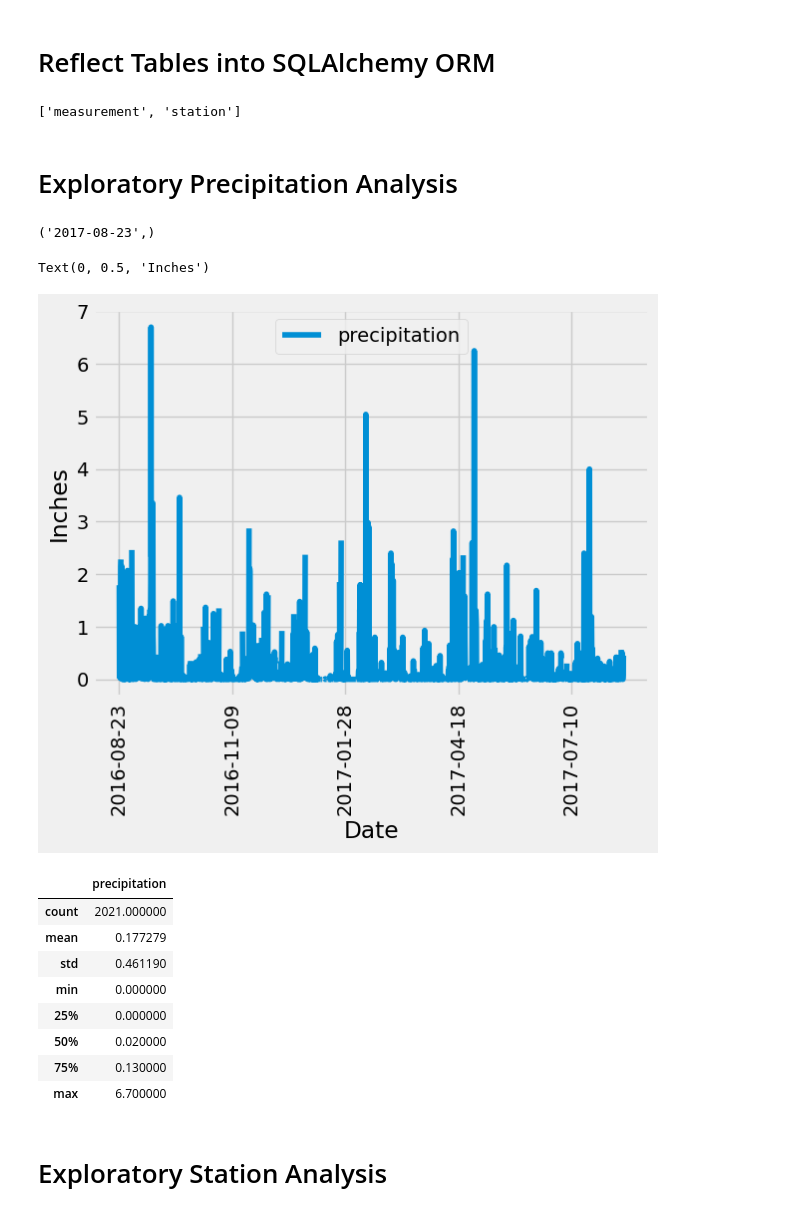
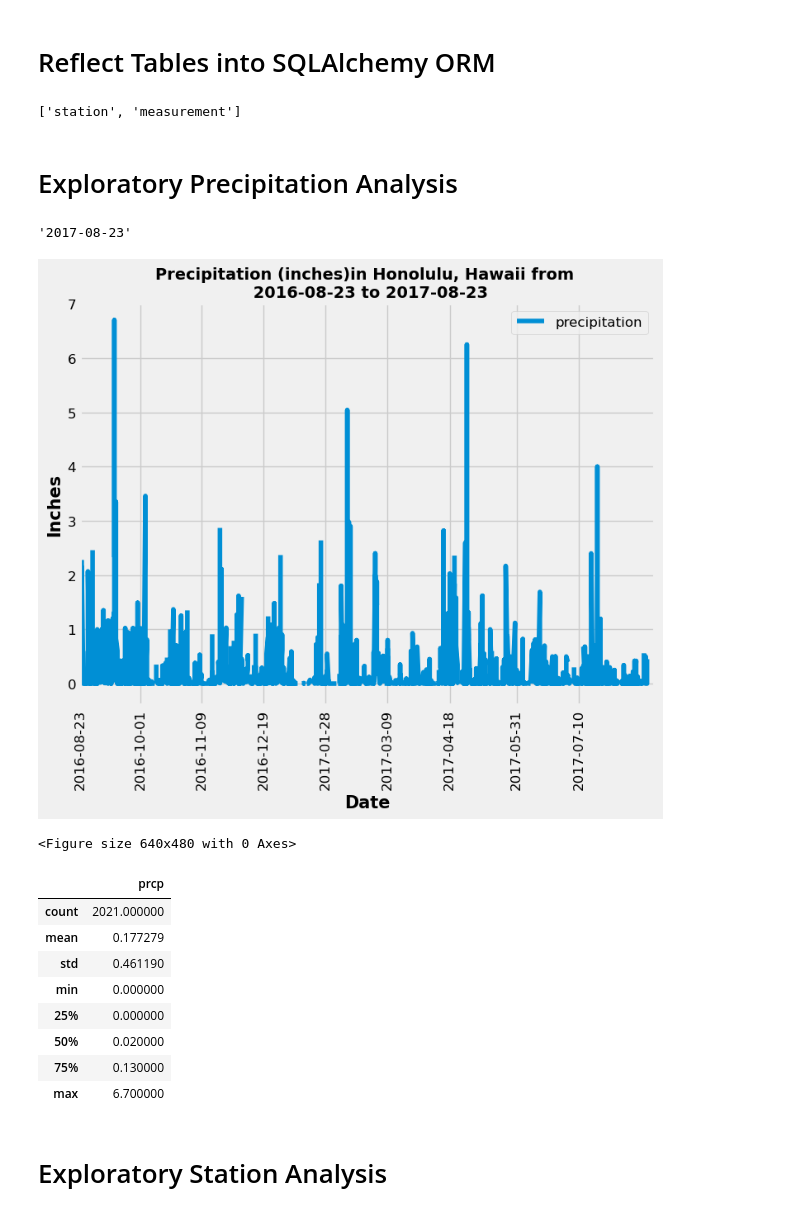
Before and after one commit to w7negreiros/sqlalchemy_challenge_2024, a Jupyter notebook: SurfsUp/climate_starter.ipynb, the cells around one changed output. Drawn from its saved outputs; the diff is of its cells as text; code cells hidden in the pictures.

```diff
--- a/SurfsUp/climate_starter.ipynb
+++ b/SurfsUp/climate_starter.ipynb
@@ -18,48 +24,96 @@ from sqlalchemy import create_engine, func
 # %%
 # create engine to hawaii.sqlite
-engine = create_engine("sqlite:///Resources/hawaii.sqlite")
+engine = create_engine('sqlite:///../Resources/hawaii.sqlite')
+
+inspector = inspect(engine)
 # %%
 # reflect an existing database into a new model
+Base = automap_base()
 
 # reflect the tables
+Base.prepare(engine, reflect=True)
 # %%
 # View all of the classes that automap found
+Base.classes.keys()
 # %% [output]
-['measurement', 'station']
+['station', 'measurement']
 # %%
 # Save references to each table
+Measurement = Base.classes.measurement
+Station = Base.classes.station
 # %%
 # Create our session (link) from Python to the DB
+session = Session(engine)
 # %% [markdown]
 # Exploratory Precipitation Analysis
 # %%
 # Find the most recent date in the data set.
+last_date = session.query(func.max(Measurement.date)).scalar()
+last_date
 # %% [output]
-('2017-08-23',)
+'2017-08-23'
 # %%
 # Design a query to retrieve the last 12 months of precipitation data and plot the results.
 # Starting from the most recent data point in the database.
+inspector.get_table_names()
+columns = inspector.get_columns('measurement')
+
+session.query(Measurement.date, Measurement.prcp).all()
 
 # Calculate the date one year from the last date in data set.
+date_one_yr_ago_dt = dt.datetime.strptime(last_date, '%Y-%m-%d') - dt.timedelta(days=365)
+query_date = date_one_yr_ago_dt.strftime('%Y-%m-%d')
+
+# Perform a query to retrieve the data and precipitation scores
+last_year = session.query(Measurement.date, Measurement.prcp).\
+            filter(Measurement.date >= '2016-08-23').all()
+last_year
+
+# Save the query results as a Pandas DataFrame. Explicitly set the column names
+last_year_df = pd.DataFrame(last_year)
+last_year_df = last_year_df.set_index("date")
+last_year_df.head()
+
+# Sort the dataframe by date
+sorted_df = last_year_df.sort_values(by = "date")
+sorted_df.head()
+
+# Use Pandas Plotting with Matplotlib to plot the data
+# Set plot and plot the chart
+plt.figure(figsize=(8, 6))
+plt.plot(sorted_df.index, sorted_df['prcp'])
+
+# Add legned
+plt.legend(['precipitation'], loc="upper right",fontsize=12)
+# set x location
+xloc = ['2016-08-23', '2016-10-01', '2016-11-09', '2016-12-19', '2017-01-28', '2017-03-09', '2017-04-18','2017-05-31','2017-07-10']
+
+# Assign xticks
+plt.xticks(xloc, rotation='vertical',fontsize=12)
+# Set Labels & Title
+plt.xlabel('Date', fontsize=15, fontweight = 'bold')
+plt.ylabel("Inches",fontsize=15, fontweight = 'bold')
+plt.title(f"Precipitation (inches)in Honolulu, Hawaii from \n {query_date} to {last_date}",fontsize=14, fontweight = 'bold')
+plt.yticks(size=12)
+
+# Asign xlim and ylim
+plt.xlim(0,370)
+plt.ylim(-0.4,7)
 
 
-# Perform a query to retrieve the data and precipitation scores
-
-
-# Save the query results as a Pandas DataFrame. Explicitly set the column names
-
-
-# Sort the dataframe by date
-
-
-# Use Pandas Plotting with Matplotlib to plot the data
+# Save Figure
+plt.savefig("../Images/Precipitation_Plot.png")
+# Show plot
+plt.show()
+plt.tight_layout()
 # %% [output]
+[figure, new version]
-Text(0, 0.5, 'Inches')
+<Figure size 640x480 with 0 Axes>
-[figure, old version]
 # %%
 # Use Pandas to calculate the summary statistics for the precipitation data
+sorted_df.describe()
 # %% [output]
-|  | precipitation |
+|  | prcp |
 | count | 2021.000000 |
 | mean | 0.177279 |
 | std | 0.461190 |
```
Also changed, not shown: parts of 9 cells of this notebook, 2 other files.
